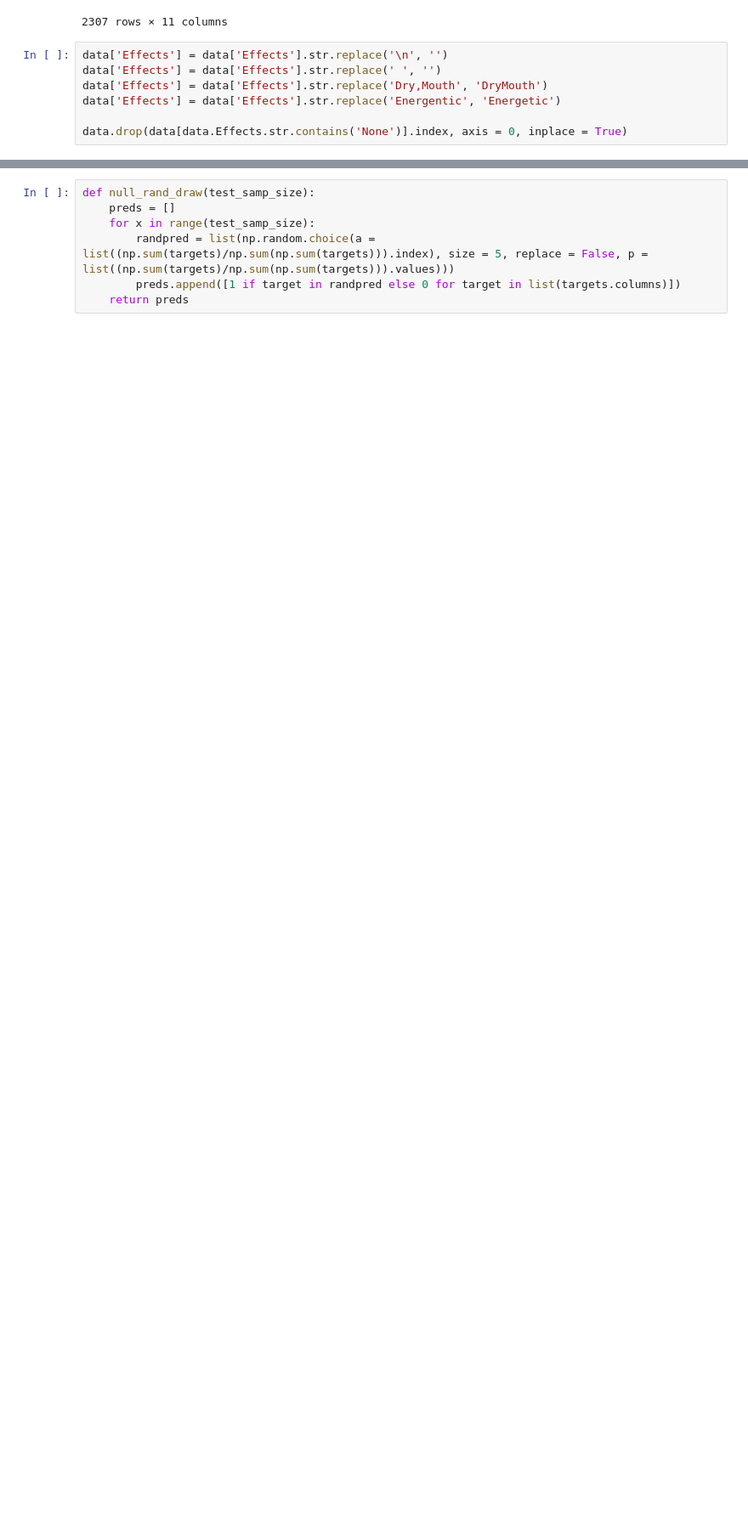
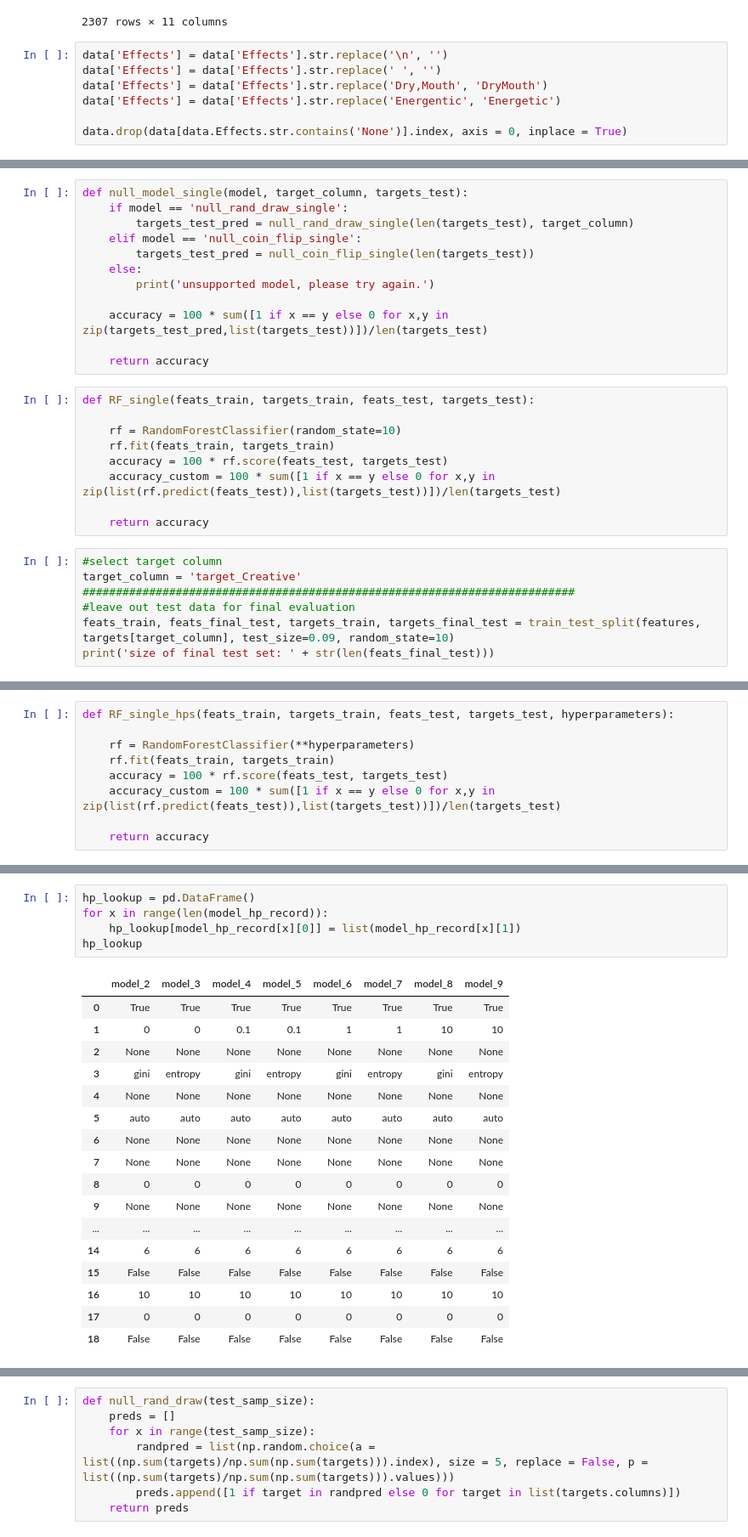
Before and after one commit to c-leber/Predicting-Cannabis-Effects-via-Smell, a Jupyter notebook: Code_and_Report.ipynb, the cells around one changed output, grey strips where cells are left out. Shown at 85% size. Cells and saved outputs as stored; diff of their text form; blank space fills up the shorter version.

```diff
--- a/Code_and_Report.ipynb
+++ b/Code_and_Report.ipynb
@@ -239,0 +245,28 @@ subset accuracy [custom implementation]: 2.61%
+# %%
+def null_model_single(model, target_column, targets_test):
+    if model == 'null_rand_draw_single':
+        targets_test_pred = null_rand_draw_single(len(targets_test), target_column)
+    elif model == 'null_coin_flip_single':
+        targets_test_pred = null_coin_flip_single(len(targets_test))
+    else:
+        print('unsupported model, please try again.')
+
+    accuracy = 100 * sum([1 if x == y else 0 for x,y in zip(targets_test_pred,list(targets_test))])/len(targets_test)
+
+    return accuracy
+# %%
+def RF_single(feats_train, targets_train, feats_test, targets_test):
+
+    rf = RandomForestClassifier(random_state=10)
+    rf.fit(feats_train, targets_train)
+    accuracy = 100 * rf.score(feats_test, targets_test)
+    accuracy_custom = 100 * sum([1 if x == y else 0 for x,y in zip(list(rf.predict(feats_test)),list(targets_test))])/len(targets_test)
+
+    return accuracy
+# %%
+#select target column
+target_column = 'target_Creative'
+##########################################################################
+#leave out test data for final evaluation
+feats_train, feats_final_test, targets_train, targets_final_test = train_test_split(features, targets[target_column], test_size=0.09, random_state=10)
+print('size of final test set: ' + str(len(feats_final_test)))
@@ -239,0 +353,9 @@ subset accuracy [custom implementation]: 2.61%
+# %%
+def RF_single_hps(feats_train, targets_train, feats_test, targets_test, hyperparameters):
+
+    rf = RandomForestClassifier(**hyperparameters)
+    rf.fit(feats_train, targets_train)
+    accuracy = 100 * rf.score(feats_test, targets_test)
+    accuracy_custom = 100 * sum([1 if x == y else 0 for x,y in zip(list(rf.predict(feats_test)),list(targets_test))])/len(targets_test)
+
+    return accuracy
@@ -239,0 +491,23 @@ subset accuracy [custom implementation]: 2.61%
+# %%
+hp_lookup = pd.DataFrame()
+for x in range(len(model_hp_record)):
+    hp_lookup[model_hp_record[x][0]] = list(model_hp_record[x][1])
+hp_lookup
+# %% [output]
+|  | model_2 | model_3 | model_4 | model_5 | model_6 | model_7 | model_8 | model_9 |
+| 0 | True | True | True | True | True | True | True | True |
+| 1 | 0 | 0 | 0.1 | 0.1 | 1 | 1 | 10 | 10 |
+| 2 | None | None | None | None | None | None | None | None |
+| 3 | gini | entropy | gini | entropy | gini | entropy | gini | entropy |
+| 4 | None | None | None | None | None | None | None | None |
+| 5 | auto | auto | auto | auto | auto | auto | auto | auto |
+| 6 | None | None | None | None | None | None | None | None |
+| 7 | None | None | None | None | None | None | None | None |
+| 8 | 0 | 0 | 0 | 0 | 0 | 0 | 0 | 0 |
+| 9 | None | None | None | None | None | None | None | None |
+| ... | ... | ... | ... | ... | ... | ... | ... | ... |
+| 14 | 6 | 6 | 6 | 6 | 6 | 6 | 6 | 6 |
+| 15 | False | False | False | False | False | False | False | False |
+| 16 | 10 | 10 | 10 | 10 | 10 | 10 | 10 | 10 |
+| 17 | 0 | 0 | 0 | 0 | 0 | 0 | 0 | 0 |
+| 18 | False | False | False | False | False | False | False | False |
```
Also changed, not shown: parts of 40 cells of this notebook.
